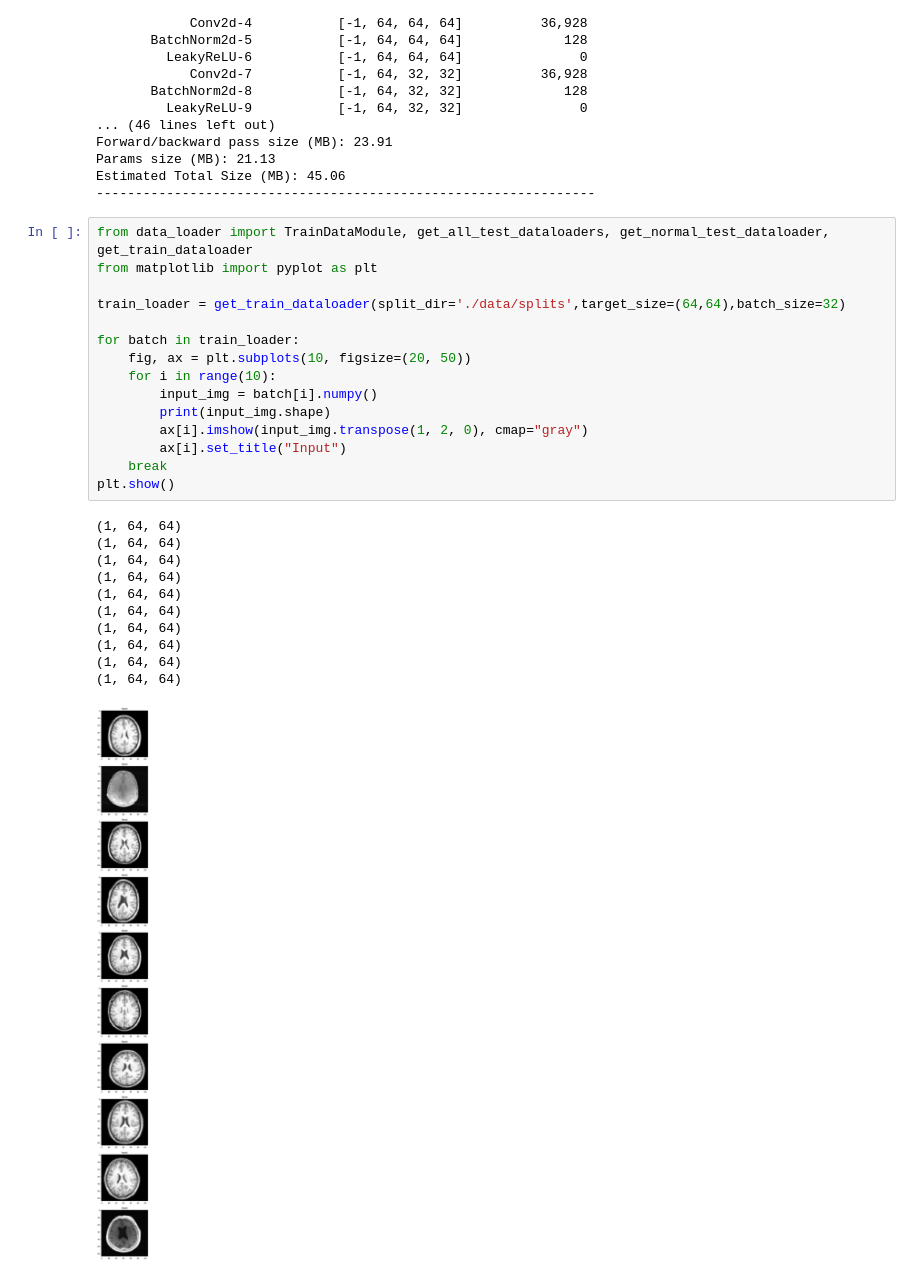
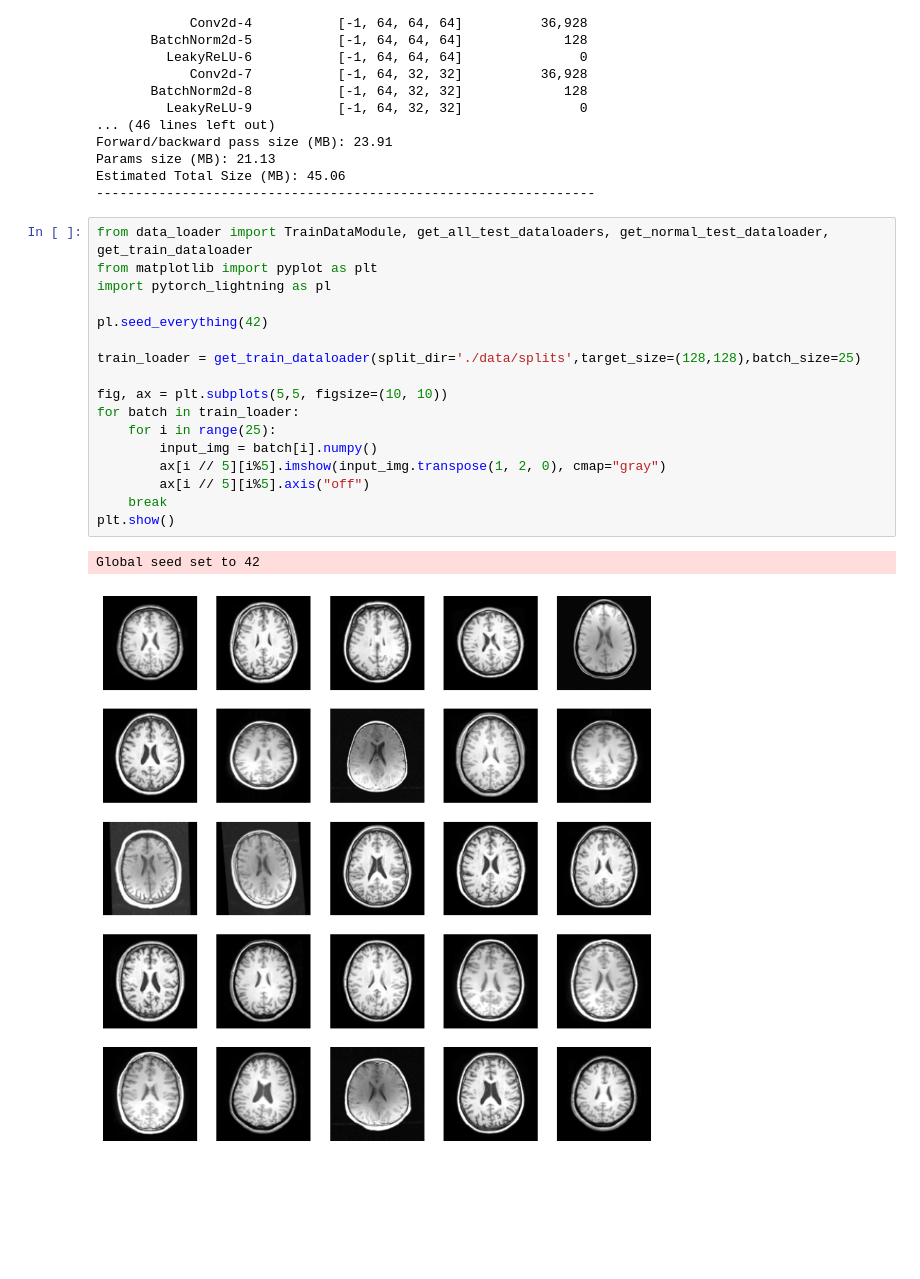
Before and after one commit to MarcelRosier/mad_seminar, a Jupyter notebook: intuition.ipynb, the cells around one changed output. Saved outputs shown, nothing was run; the diff lists cells and outputs as text; blank space fills up the shorter version.

```diff
--- a/intuition.ipynb
+++ b/intuition.ipynb
@@ -119,27 +119,20 @@ Estimated Total Size (MB): 45.06
 # %%
 from data_loader import TrainDataModule, get_all_test_dataloaders, get_normal_test_dataloader, get_train_dataloader
 from matplotlib import pyplot as plt
+import pytorch_lightning as pl
 
-train_loader = get_train_dataloader(split_dir='./data/splits',target_size=(64,64),batch_size=32)
+pl.seed_everything(42)
 
+train_loader = get_train_dataloader(split_dir='./data/splits',target_size=(128,128),batch_size=25)
+
+fig, ax = plt.subplots(5,5, figsize=(10, 10))
 for batch in train_loader:
-    fig, ax = plt.subplots(10, figsize=(20, 50))
-    for i in range(10):
+    for i in range(25):
         input_img = batch[i].numpy()
-        print(input_img.shape)
-        ax[i].imshow(input_img.transpose(1, 2, 0), cmap="gray")
-        ax[i].set_title("Input")
+        ax[i // 5][i%5].imshow(input_img.transpose(1, 2, 0), cmap="gray")
+        ax[i // 5][i%5].axis("off")
     break
 plt.show()
 # %% [output]
-(1, 64, 64)
-(1, 64, 64)
-(1, 64, 64)
-(1, 64, 64)
-(1, 64, 64)
-(1, 64, 64)
-(1, 64, 64)
-(1, 64, 64)
-(1, 64, 64)
-(1, 64, 64)
+Global seed set to 42
-[figure, old version]
+[figure, new version]
```
Also changed, not shown: 2 other files.
